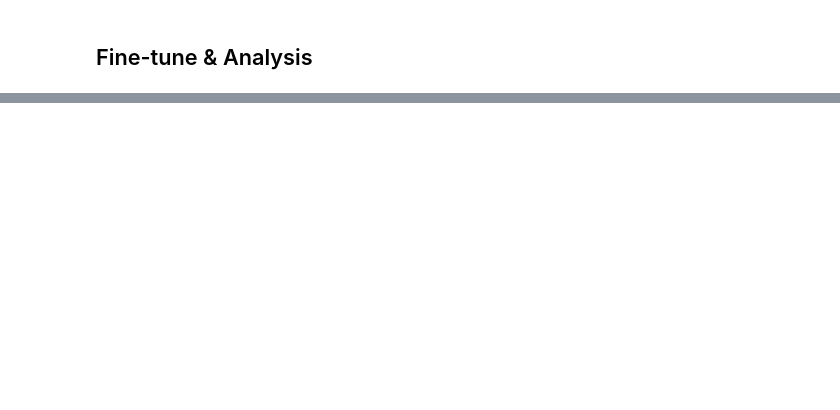
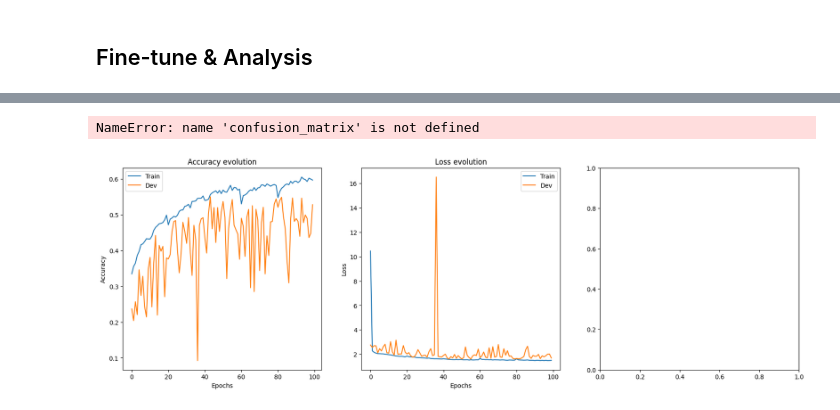
Before and after one commit to antoninchafiol/cifar10, a Jupyter notebook: notebooks/Cifar_CNN_TF_classification.ipynb, the cells around one changed output, grey strips where cells are left out. Drawn from its saved outputs; the diff is of its cells as text; code cells hidden in the pictures; blank space fills up the shorter version.

```diff
--- a/notebooks/Cifar_CNN_TF_classification.ipynb
+++ b/notebooks/Cifar_CNN_TF_classification.ipynb
@@ -147,18 +154,20 @@ def create_model():
             layers.Dense(num_classes, activation='softmax')
         ]
     )
-    model.compile(optimizer='sgd',
+    model.compile(optimizer='adam',
                 loss='sparse_categorical_crossentropy',
                 metrics=['accuracy'])
     return model
 
 
 def training_loop(model):
-    for i in batches_path:
-        b = simple_preprocess(unpickle(i))
-        x = tf.convert_to_tensor(b[b'data'])
-        y = tf.convert_to_tensor(b[b'labels'])
-        model.fit(x,y, batch_size=32, epochs=10)
+    x,y = simple_preprocess_xy(unpickle(batches_path[0]))
+    model.fit(x,y, batch_size=32, epochs=10)
+    # for i in batches_path:
+    #     b = simple_preprocess(unpickle(i))
+    #     x = tf.convert_to_tensor(b[b'data'])
+    #     y = tf.convert_to_tensor(b[b'labels'])
+    #     model.fit(x,y, batch_size=32, epochs=10)
 
 
 model = create_model()
@@ -197,0 +268,7 @@ loss
+# %%
+def test(model):
+    x, y = simple_preprocess_xy(unpickle("../data/test_batch"))
+    loss = model.evaluate(x,y)
+    return loss
+loss = test(model)
+loss
@@ -236,0 +393,6 @@ random_search.fit(x,y)
+# %%
+model =create_model(optimizer=grid_result.best_params_['optimizer'], init_mode=grid_result.best_params_['init_mode'], activation=grid_result.best_params_['activation'], loss=grid_result.best_params_['loss'], dropout=grid_result.best_params_['dropout'], learning_rate=grid_result.best_params_['learning_rate'])
+
+for i in batches_path:
+    x,y = simple_preprocess_xy(unpickle(i))
+    model.fit(x,y, epochs=150)
@@ -236,0 +506,11 @@ random_search.fit(x,y)
+# %%
+
+
+
+# for i in range(2):
+display_metrics(acc, losses, Y_expected, Y_predicted, labels['name'])
+
+# display_confusion_matrix(Y_expected, Y_predicted)
+# %% [output]
+NameError: name 'confusion_matrix' is not defined
+[figure, added]
```
Also changed, not shown: parts of 18 cells of this notebook.
